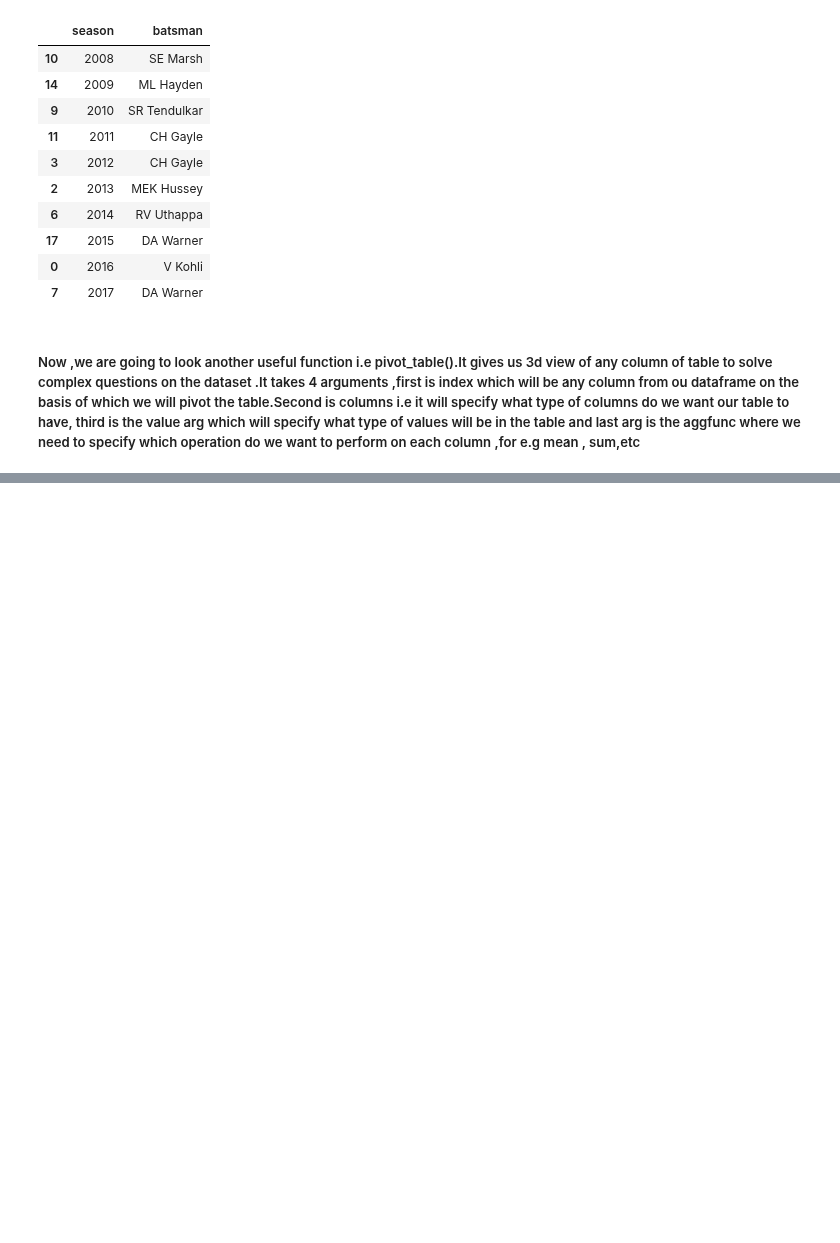
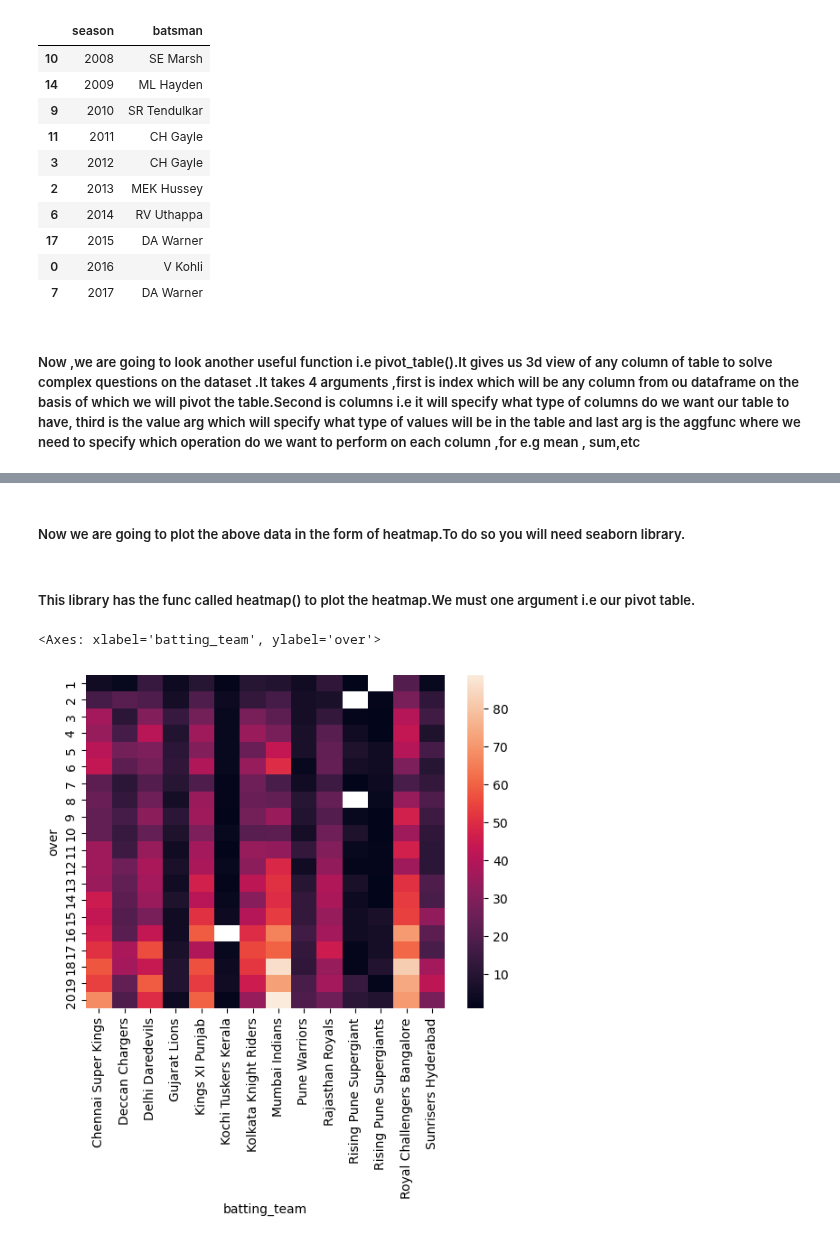
Before and after one commit to Shreyasb1015/Machine-Learning, a Jupyter notebook: pandas-tutorial/filtering-dataframe.ipynb, the cells around one changed output, grey strips where cells are left out. Cells and saved outputs as stored; diff of their text form; code cells hidden in the pictures; blank space fills up the shorter version.

Commit message:
pivot_table func tutorial and plotting heatmap

```diff
--- a/pandas-tutorial/filtering-dataframe.ipynb
+++ b/pandas-tutorial/filtering-dataframe.ipynb
@@ -930,0 +970,2 @@ new.groupby(['season','batsman'])['batsman_runs'].sum().sort_values(ascending=Fa
+# %% [markdown]
+##### Now we are going to plot the above data in the form of heatmap.To do so you will need seaborn library.
@@ -930,0 +974,7 @@ new.groupby(['season','batsman'])['batsman_runs'].sum().sort_values(ascending=Fa
+# %% [markdown]
+##### This library has the func called heatmap() to plot the heatmap.We must one argument i.e our pivot table.
+# %%
+sns.heatmap(delivery[delivery['batsman_runs']==6].pivot_table(index='over',columns='batting_team',values='batsman_runs',aggfunc='count'))
+# %% [output]
+<Axes: xlabel='batting_team', ylabel='over'>
+[figure, added]
```
Also changed, not shown: parts of 4 cells of this notebook.
